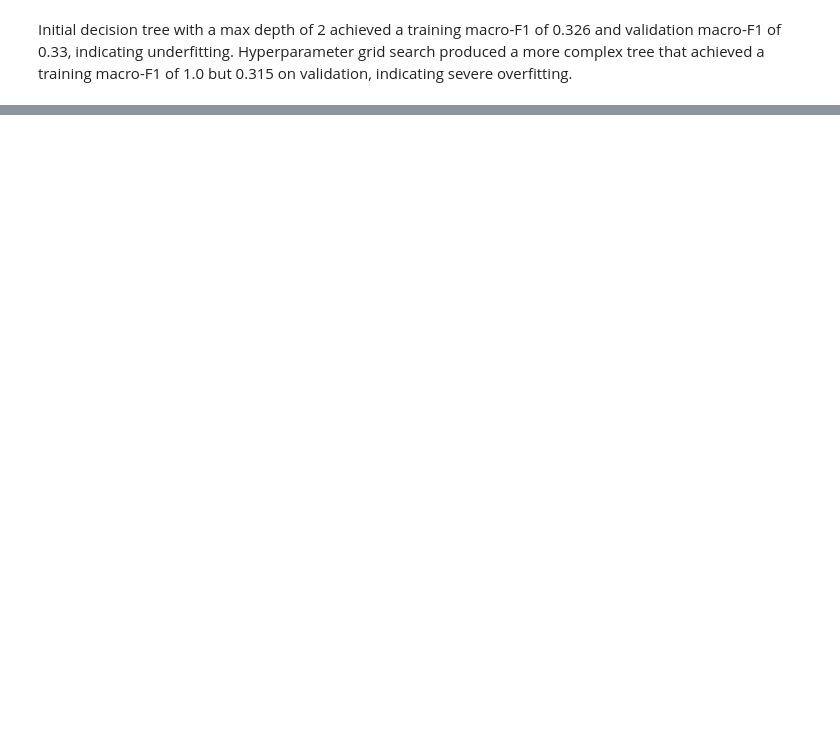
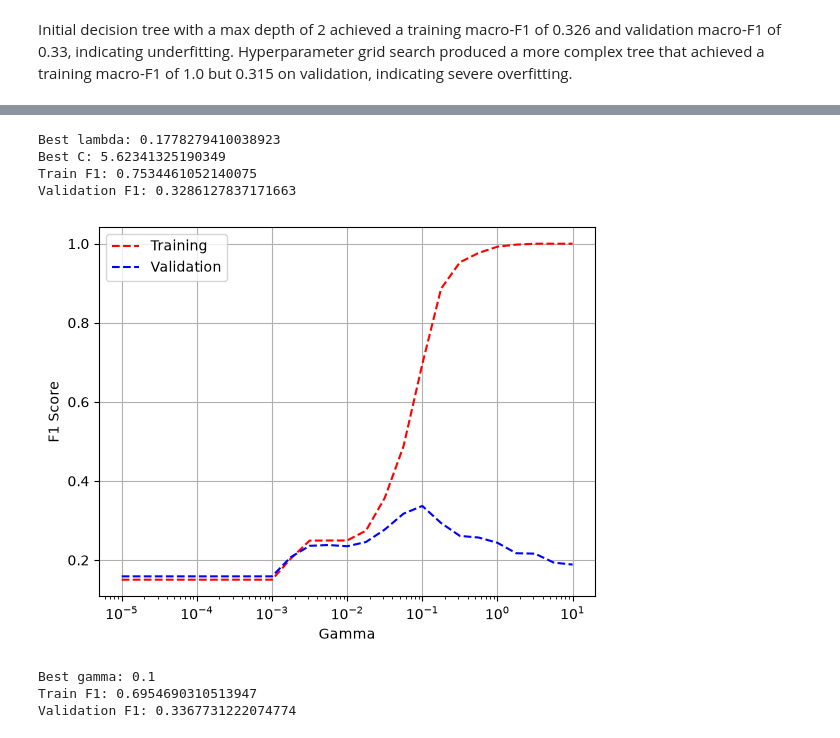
Before and after one commit to squeeble1471/ML02, a Jupyter notebook: ass02.ipynb, the cells around one changed output, grey strips where cells are left out. Saved outputs shown, nothing was run; the diff lists cells and outputs as text; code cells hidden in the pictures; blank space fills up the shorter version.

```diff
--- a/ass02.ipynb
+++ b/ass02.ipynb
@@ -599,0 +569,53 @@ weighted avg       0.42      0.43      0.41       868
+# %%
+best_index = np.argmax(valid_performance)
+
+print("Best lambda:", lambda_params[best_index])
+print("Best C:", 1 / lambda_params[best_index])
+print("Train F1:", train_performance[best_index])
+print("Validation F1:", valid_performance[best_index])
+# %% [output]
+Best lambda: 0.1778279410038923
+Best C: 5.62341325190349
+Train F1: 0.7534461052140075
+Validation F1: 0.3286127837171663
+# %%
+gamma_params = np.logspace(-5, 1, num=25)
+train_performance = list()
+valid_performance = list()
+
+for gamma_param in gamma_params:
+    clf = SVC(
+        kernel='rbf',
+        C=5.62341325190349,
+        gamma=gamma_param,
+        random_state=0
+    ).fit(train_X, train_y)
+
+    train_f1, val_f1 = get_f1_scores(
+        clf, train_X, train_y, val_X, val_y
+    )
+
+    train_performance.append(train_f1)
+    valid_performance.append(val_f1)
+# %%
+plt.plot(gamma_params, train_performance, 'r--')
+plt.plot(gamma_params, valid_performance, 'b--')
+
+plt.ylabel('F1 Score')
+plt.xlabel('Gamma')
+plt.legend(['Training', 'Validation'])
+plt.grid()
+plt.xscale("log")
+plt.show()
+# %% [output]
+[figure, added]
+# %%
+best_index = np.argmax(valid_performance)
+
+print("Best gamma:", gamma_params[best_index])
+print("Train F1:", train_performance[best_index])
+print("Validation F1:", valid_performance[best_index])
+# %% [output]
+Best gamma: 0.1
+Train F1: 0.6954690310513947
+Validation F1: 0.3367731222074774
```
Also changed, not shown: parts of 21 cells of this notebook.
